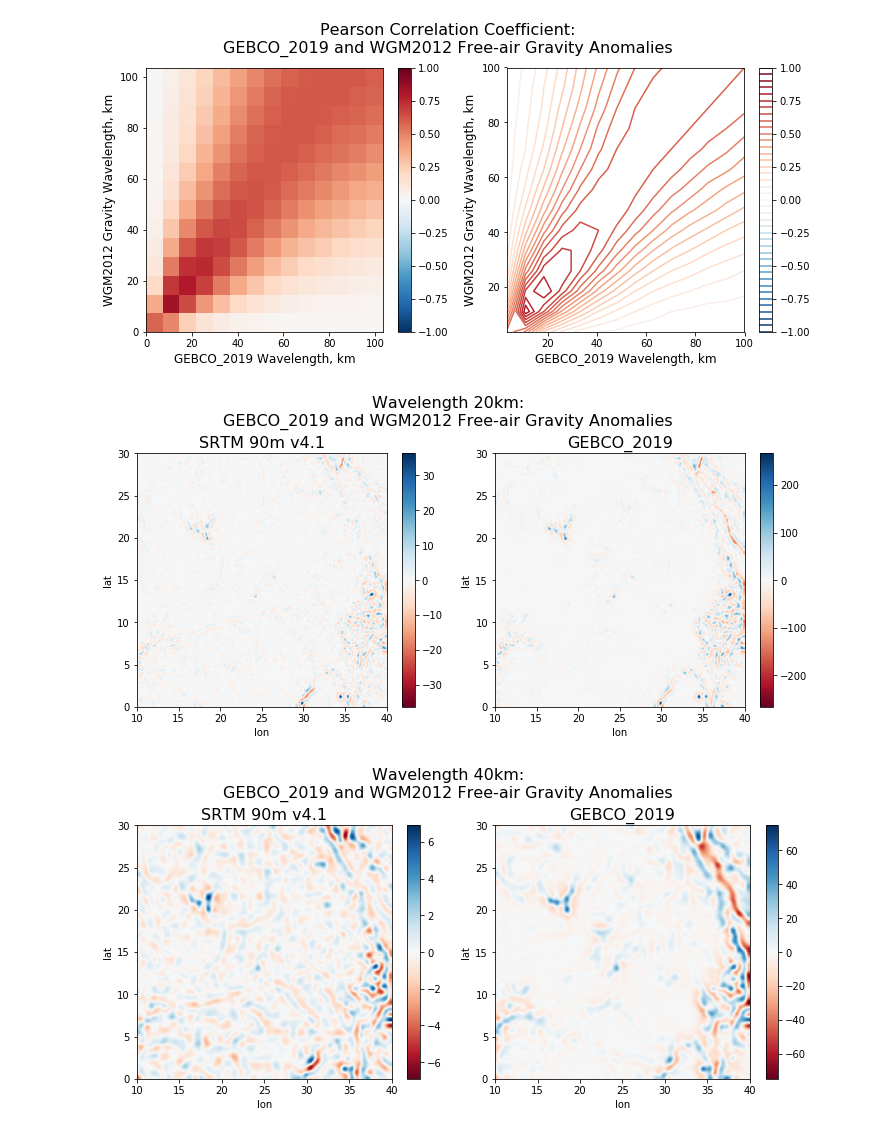
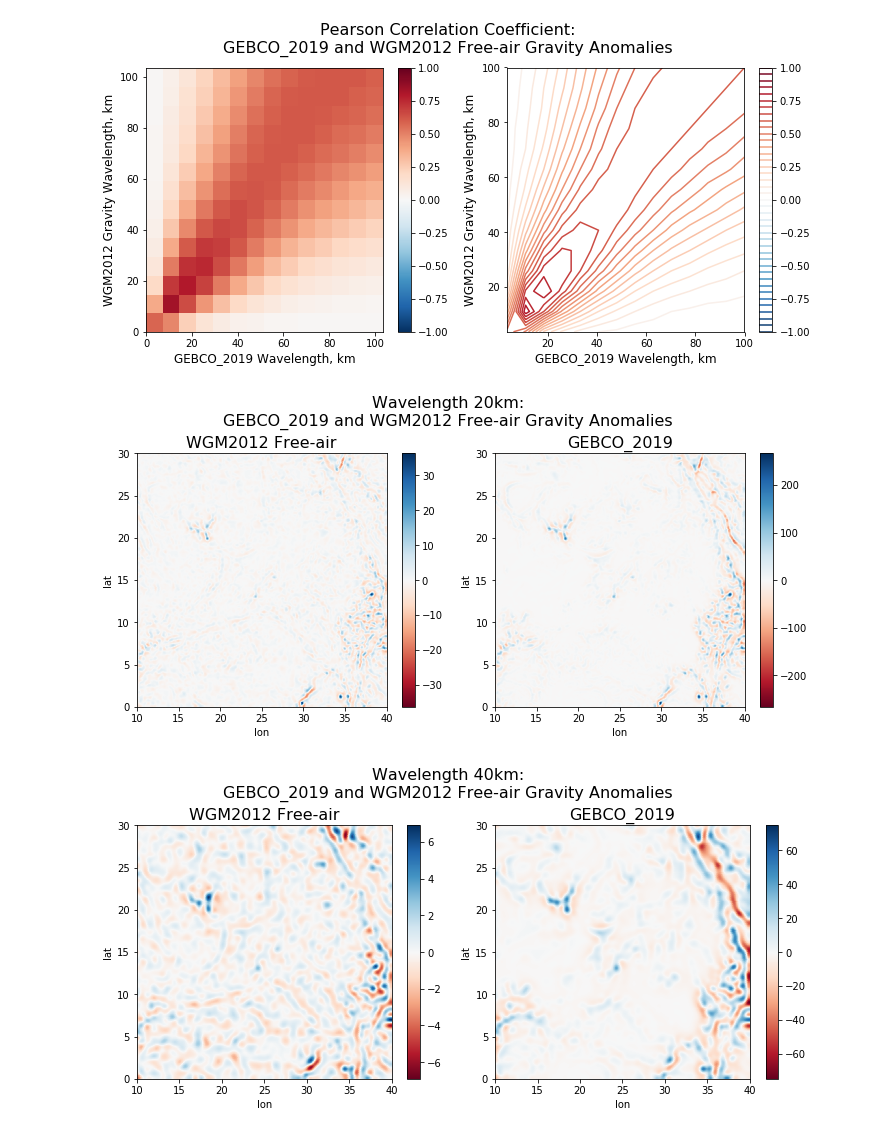
Before and after one commit to AlexeyPechnikov/gis-snippets, a Jupyter notebook: GEBCO_Freeair_correlogram.ipynb, the cells around one changed output. Drawn from its saved outputs; the diff is of its cells as text; code cells hidden in the pictures.

```diff
--- a/GEBCO_Freeair_correlogram.ipynb
+++ b/GEBCO_Freeair_correlogram.ipynb
@@ -143,36 +143,36 @@ plt.show()
 # %%
 fig, (ax1,ax2) = plt.subplots(1,2,figsize=(10.5,5))
 
 # define wavelength [km] and index for it
-wave = 20
-gidx = np.argmin((gammas*resolution-wave)**2)
+wavelength = 20
+gidx = np.argmin((gammas*resolution-wavelength)**2)
 
 gravs[gidx].plot(cmap='RdBu',ax=ax1)
-ax1.set_title('SRTM 90m v4.1',fontsize=16)
+ax1.set_title('WGM2012 Free-air',fontsize=16)
 
 dems[gidx].plot(cmap='RdBu',ax=ax2)
 ax2.set_title('GEBCO_2019',fontsize=16)
 
 fig.tight_layout(rect=[0.03, 0.0, 1, 0.9])
-plt.suptitle('Wavelength %dkm:\nGEBCO_2019 and WGM2012 Free-air Gravity Anomalies\n' % wave,fontsize=16)
+plt.suptitle('Wavelength %dkm:\nGEBCO_2019 and WGM2012 Free-air Gravity Anomalies\n' % wavelength,fontsize=16)
 plt.show()
 # %% [output]
-[figure, old version]
+[figure, new version]
 # %%
 fig, (ax1,ax2) = plt.subplots(1,2,figsize=(10.5,5))
 
 # define wavelength [km] and index for it
-wave = 40
-gidx = np.argmin((gammas*resolution-wave)**2)
+wavelength = 40
+gidx = np.argmin((gammas*resolution-wavelength)**2)
 
 gravs[gidx].plot(cmap='RdBu',ax=ax1)
-ax1.set_title('SRTM 90m v4.1',fontsize=16)
+ax1.set_title('WGM2012 Free-air',fontsize=16)
 
 dems[gidx].plot(cmap='RdBu',ax=ax2)
 ax2.set_title('GEBCO_2019',fontsize=16)
 
 fig.tight_layout(rect=[0.03, 0.0, 1, 0.9])
-plt.suptitle('Wavelength %dkm:\nGEBCO_2019 and WGM2012 Free-air Gravity Anomalies\n' % wave,fontsize=16)
+plt.suptitle('Wavelength %dkm:\nGEBCO_2019 and WGM2012 Free-air Gravity Anomalies\n' % wavelength,fontsize=16)
 plt.show()
 # %% [output]
-[figure, old version]
+[figure, new version]
```
Also changed, not shown: 7 other files.
